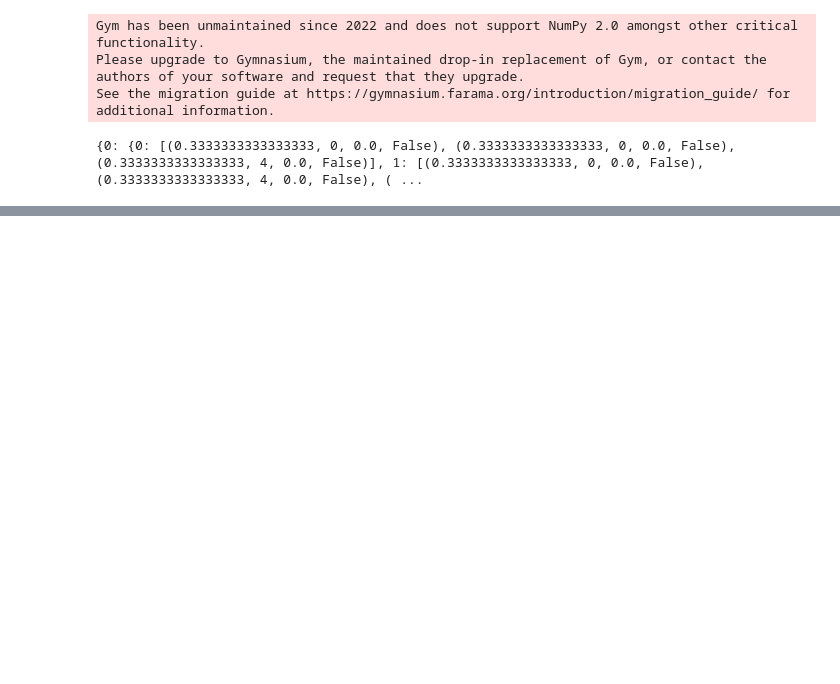
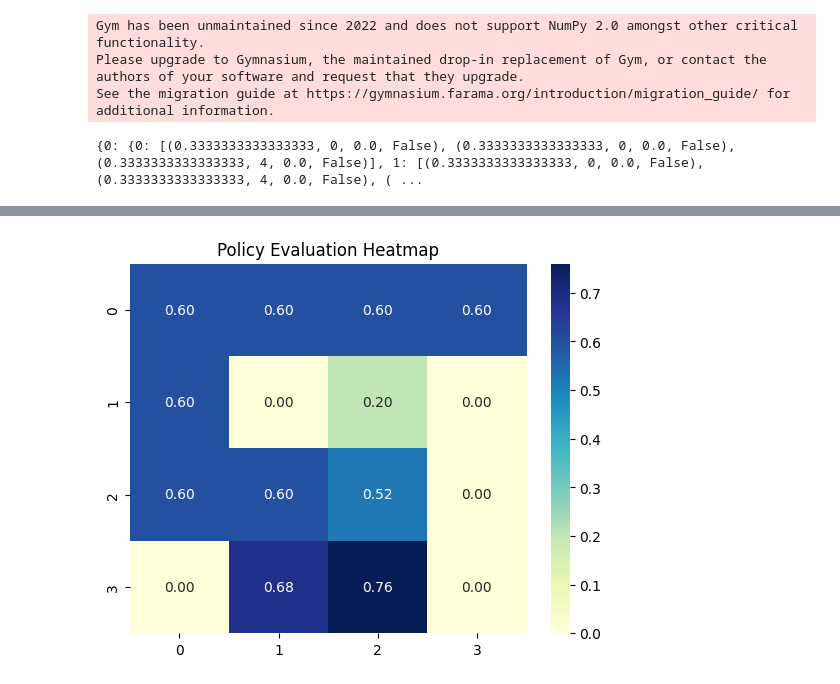
Before and after one commit to aiaaee/Stochastic-Policy-Iteration-in-Markov-Environments, a Jupyter notebook: stochastic_policy_iteration.ipynb, the cells around one changed output, grey strips where cells are left out. Saved outputs shown, nothing was run; the diff lists cells and outputs as text; code cells hidden in the pictures; blank space fills up the shorter version.

```diff
--- a/stochastic_policy_iteration.ipynb
+++ b/stochastic_policy_iteration.ipynb
@@ -40,0 +195,4 @@ print(P)
+# %%
+careful_policy_search.heatmap_policy_evaluation()
+# %% [output]
+[figure, added]
```
Also changed, not shown: parts of 9 cells of this notebook.
